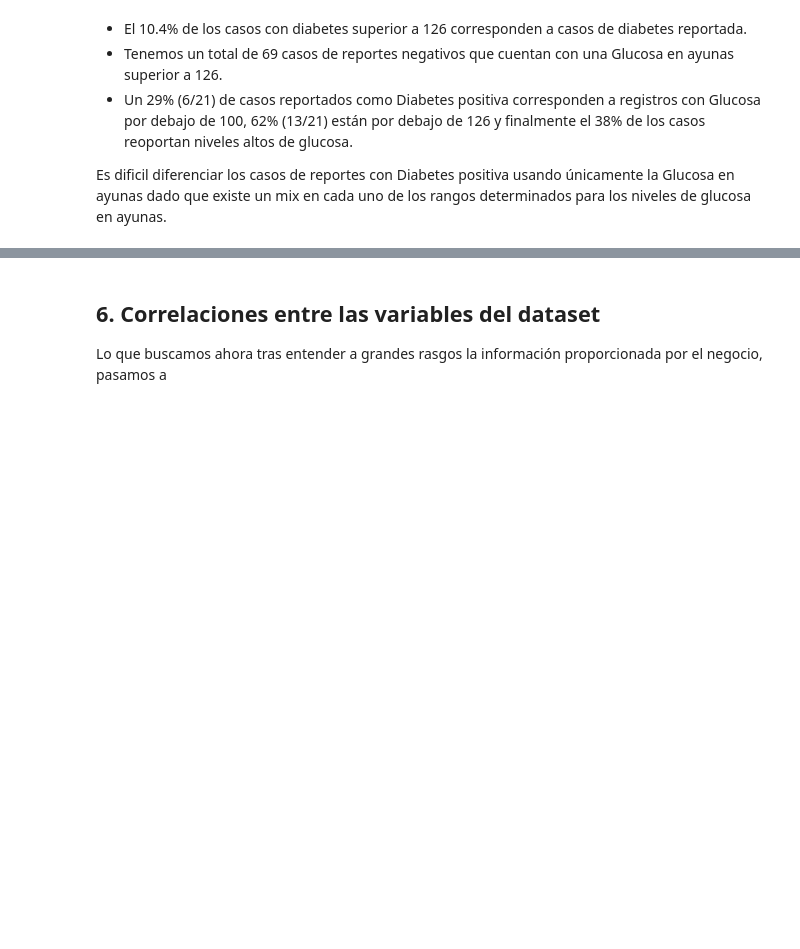
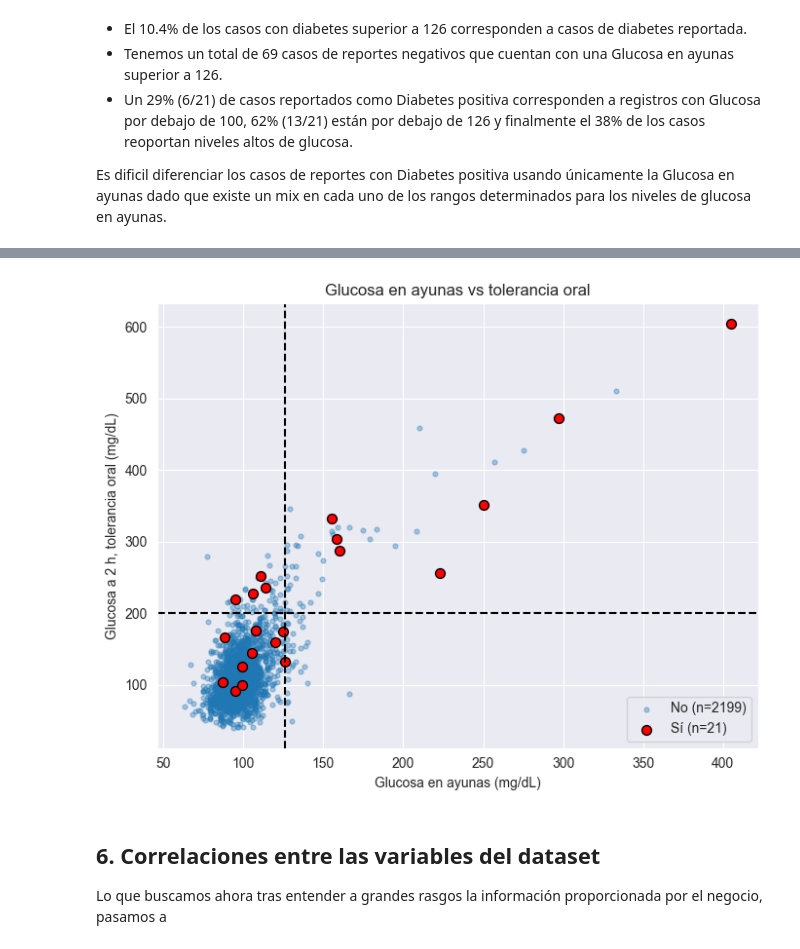
Before and after one commit to Alixguti9620/MIAD-DSA-Metabolic-Health-Explorer, a Jupyter notebook: scripts/03_exploracion_inicial_nhanes.ipynb, the cells around one changed output, grey strips where cells are left out. Saved outputs shown, nothing was run; the diff lists cells and outputs as text; code cells hidden in the pictures; blank space fills up the shorter version.

```diff
--- a/scripts/03_exploracion_inicial_nhanes.ipynb
+++ b/scripts/03_exploracion_inicial_nhanes.ipynb
@@ -292,0 +456,14 @@ Es dificil diferenciar los casos de reportes con Diabetes positiva usando única
+# %%
+valid["imc_cat"] = pd.cut(valid["BMXBMI"], [0, 18.5, 25, 30, 100], right=False,
+                          labels=["Bajo peso", "Normal", "Sobrepeso", "Obesidad"])
+valid["ogtt_cat"] = pd.cut(valid["LBXGLT"], [0, 140, 200, 1000], right=False,
+                           labels=["<140", "140-199", "≥200"])
+valid["homa_ir"] = valid["LBXGLU"] * valid["LBXIN"] / 405
+
+for var in ["imc_cat", "ogtt_cat"]:
+    tabla = pd.crosstab(valid[var], valid["diabetes_reportada"], margins=True)
+    tabla["% Sí"] = (tabla["Sí"] / tabla["All"] * 100).round(2)
+    display(tabla)
+
+print("HOMA-IR por diabetes reportada:")
+display(valid.groupby("diabetes_reportada")["homa_ir"].describe().round(2))
@@ -293,3 +493,21 @@ Es dificil diferenciar los casos de reportes con Diabetes positiva usando única
+# %%
+no = valid[valid["diabetes_reportada"] == "No"]
+si = valid[valid["diabetes_reportada"] == "Sí"]
+
+fig, ax = plt.subplots(figsize=(7, 5.5))
+ax.scatter(no["LBXGLU"], no["LBXGLT"], s=12, alpha=0.35, label=f"No (n={len(no)})")
+ax.scatter(si["LBXGLU"], si["LBXGLT"], s=50, color="red", edgecolor="black", label=f"Sí (n={len(si)})")
+ax.axvline(126, color="black", linestyle="--")
+ax.axhline(200, color="black", linestyle="--")
+ax.set_xlabel("Glucosa en ayunas (mg/dL)")
+ax.set_ylabel("Glucosa a 2 h, tolerancia oral (mg/dL)")
+ax.set_title("Glucosa en ayunas vs tolerancia oral")
+ax.legend()
+plt.tight_layout()
+plt.savefig(OUT / "dispersion_glucosa_ayunas_vs_ogtt.png", dpi=160)
+plt.show()
+# %% [output]
+[figure, added]
 # %% [markdown]
 ## 6. Correlaciones entre las variables del dataset
 
```
Also changed, not shown: parts of 23 cells of this notebook, 4 other files.
